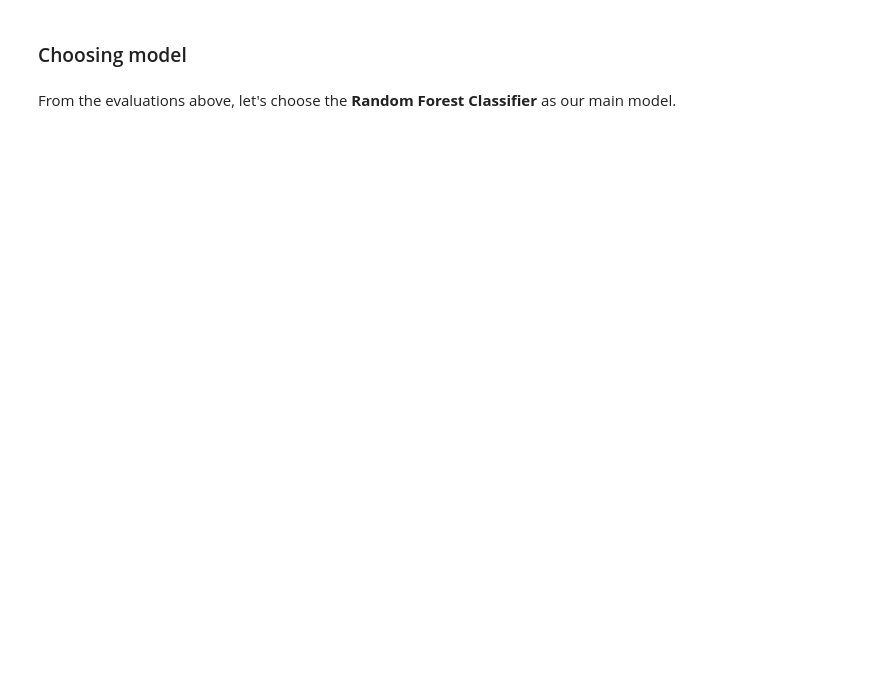
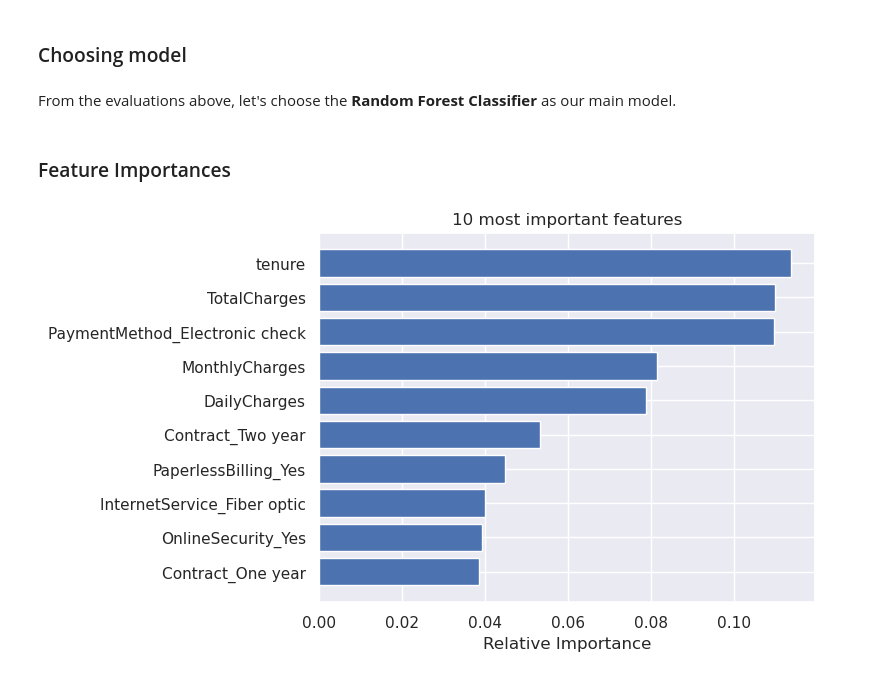
Before and after one commit to luanpbrasil/alura-voz-churn-prediction, a Jupyter notebook: notebooks/preprocessing_and_modeling-week_3.ipynb, the cells around one changed output. Cells and saved outputs as stored; diff of their text form; code cells hidden in the pictures; blank space fills up the shorter version.

Commit message:
Adding Feature Importances

```diff
--- a/notebooks/preprocessing_and_modeling-week_3.ipynb
+++ b/notebooks/preprocessing_and_modeling-week_3.ipynb
@@ -262,3 +262,21 @@ Gradient Boosting Recall: 0.845
 ### Choosing model
 # %% [markdown]
 From the evaluations above, let's choose the **Random Forest Classifier** as our main model.
+# %% [markdown]
+### Feature Importances
+# %%
+features = X_train.columns
+importances = rfc.feature_importances_
+indices = np.argsort(importances)
+
+# customized number
+num_features = 10
+
+# only plot the customized number of features
+plt.barh(range(num_features), importances[indices[-num_features:]], color='b', align='center')
+plt.yticks(range(num_features), [features[i] for i in indices[-num_features:]])
+plt.xlabel('Relative Importance')
+plt.title('10 most important features')
+plt.show()
+# %% [output]
+[figure, added]
```
Also changed, not shown: parts of 6 cells of this notebook.
